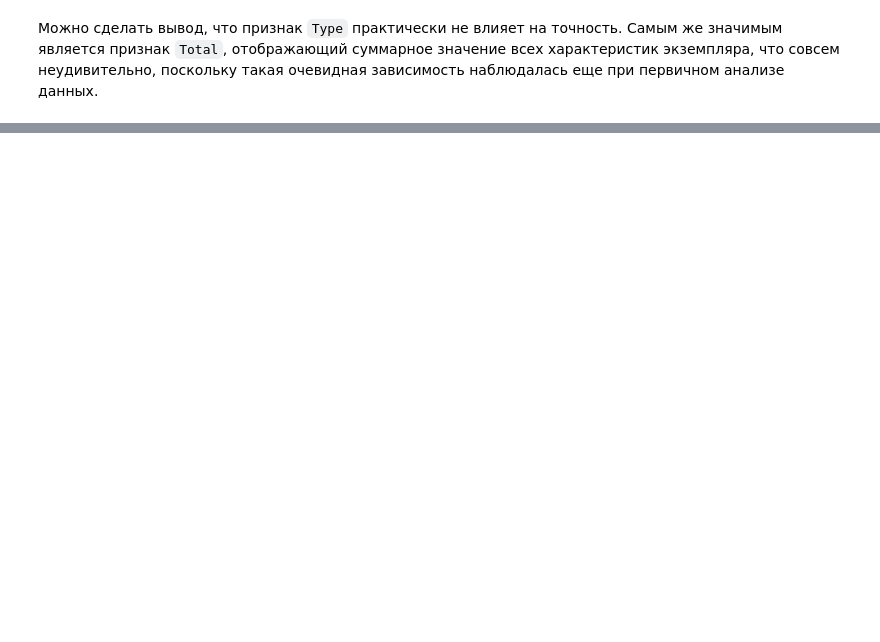
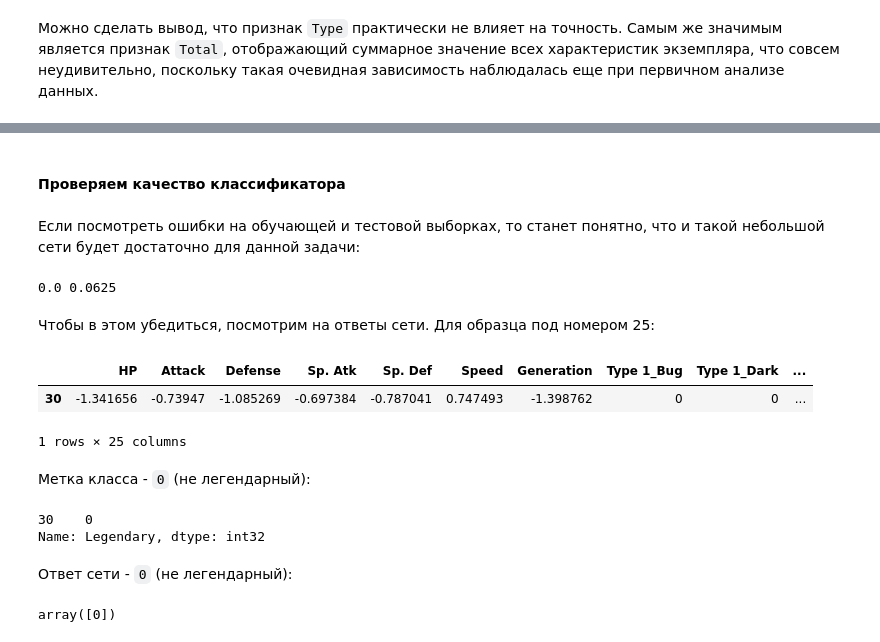
Before and after one commit to Edvard-Hagerup-Grieg/UNN-MachineLearning, a Jupyter notebook: Lab1.ipynb, the cells around one changed output, grey strips where cells are left out. Drawn from its saved outputs; the diff is of its cells as text; code cells hidden in the pictures; blank space fills up the shorter version.

```diff
--- a/Lab1.ipynb
+++ b/Lab1.ipynb
@@ -422,0 +427,23 @@ plt.xlim([-1, d_first])
+# %%
+data = pd.read_csv('Pokemon.csv' , sep = ',', engine = 'python')
+data['Legendary'] = np.where(data['Legendary'], 1, 0)
+data = data.drop('Name',   axis = 1)\
+           .drop('Type 2', axis = 1)\
+           .drop('Total', axis = 1)\
+           .drop('#', axis = 1)
+
+categorical_columns = [c for c in data.columns if data[c].dtype.name == 'object']
+numerical_columns   = [c for c in data.columns if data[c].dtype.name != 'object' and data[c].name != 'Legendary']
+
+data_categorical = data[categorical_columns]
+data_numerical = data[numerical_columns]
+
+data_categorical = pd.get_dummies(data_categorical)
+data_numerical = (data_numerical - data_numerical.mean(axis = 0))/data_numerical.std(axis = 0)
+
+data = pd.concat((data_numerical, data_categorical, data['Legendary']), axis = 1)
+
+X = data.drop(('Legendary'), axis = 1)
+y = data['Legendary']
+
+X_train, X_test, y_train, y_test = train_test_split(X, y, test_size = 0.3, random_state = 42)
@@ -422,0 +468,2 @@ plt.xlim([-1, d_first])
+# %% [markdown]
+#### Проверяем качество классификатора
@@ -422,0 +473,27 @@ plt.xlim([-1, d_first])
+# %% [markdown]
+Если посмотреть ошибки на обучающей и тестовой выборках, то станет понятно, что и такой небольшой сети будет достаточно для данной задачи:
+# %%
+print(np.mean(y_train != y_train_pred), np.mean(y_test != y_test_pred))
+# %% [output]
+0.0 0.0625
+# %% [markdown]
+Чтобы в этом убедиться, посмотрим на ответы сети. Для образца под номером 25:
+# %%
+X_test.iloc[[25]]
+# %% [output]
+|  | HP | Attack | Defense | Sp. Atk | Sp. Def | Speed | Generation | Type 1_Bug | Type 1_Dark | ... |
+| 30 | -1.341656 | -0.73947 | -1.085269 | -0.697384 | -0.787041 | 0.747493 | -1.398762 | 0 | 0 | ... |
+1 rows × 25 columns
+# %% [markdown]
+Метка класса - `0` (не легендарный):
+# %%
+y_test.iloc[[25]]
+# %% [output]
+30    0
+Name: Legendary, dtype: int32
+# %% [markdown]
+Ответ сети - `0` (не легендарный):
+# %%
+mlp_model.predict(X_test.iloc[[25]])
+# %% [output]
+array([0])
```
Also changed, not shown: parts of 42 cells of this notebook.
